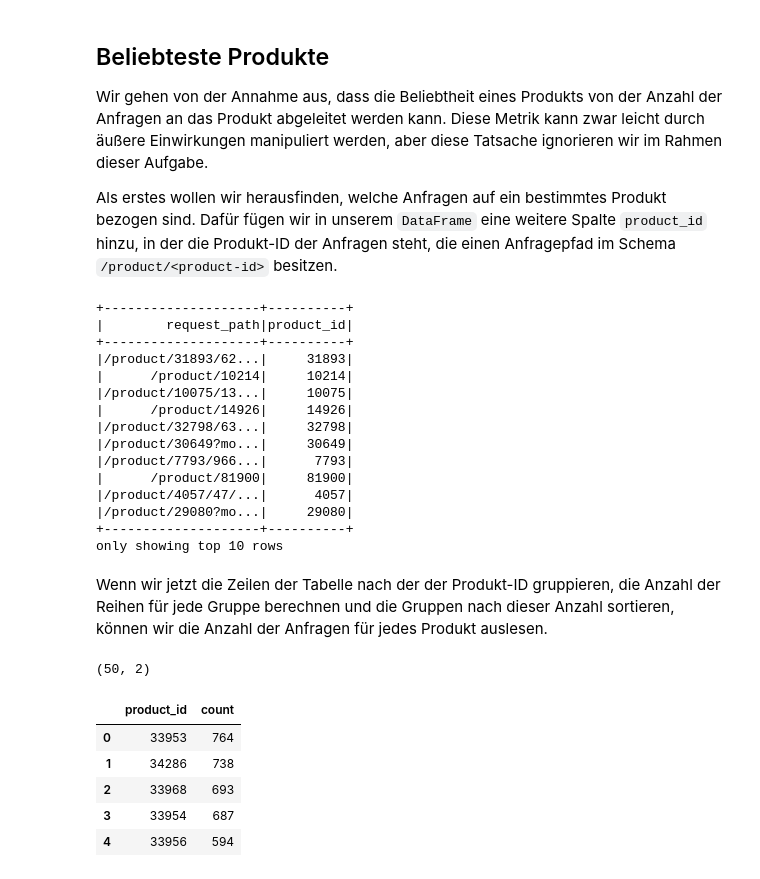
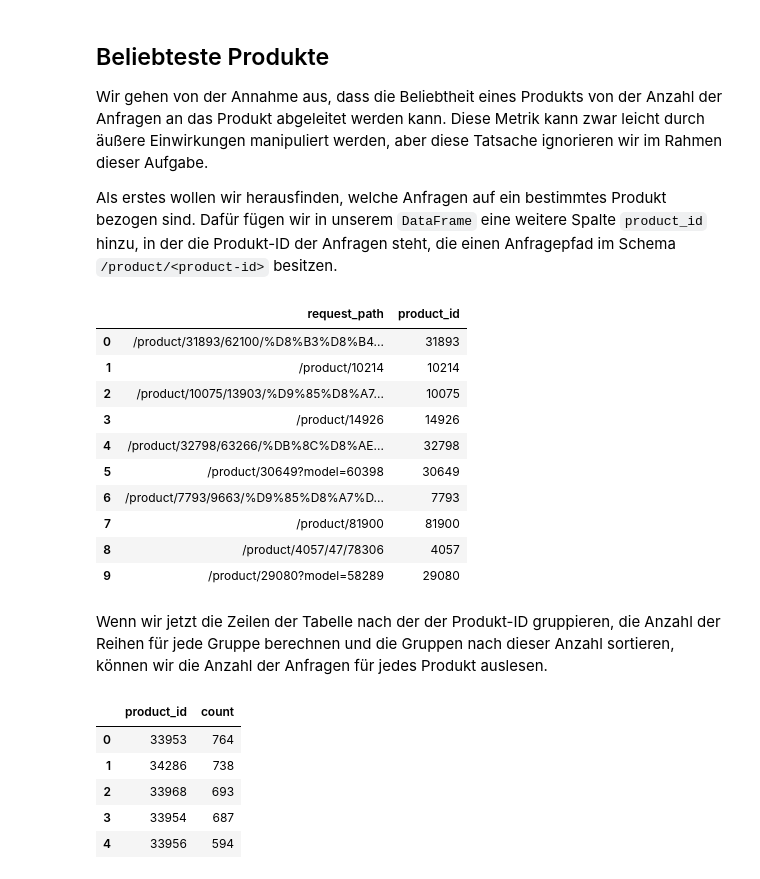
Before and after one commit to Robstei/zugriffsdaten_apache_spark, a Jupyter notebook: index.ipynb, the cells around one changed output. Cells and saved outputs as stored; diff of their text form; code cells hidden in the pictures.

```diff
--- a/index.ipynb
+++ b/index.ipynb
@@ -170,23 +158,19 @@ Als erstes wollen wir herausfinden, welche Anfragen auf ein bestimmtes Produkt b
 # %%
 df = df.withColumn("product_id", regexp_extract("request_path", r'^/product/(\d+)', 1))
 # %%
-df.select("request_path", "product_id").filter(df.product_id != "").show(10)
+df.select("request_path", "product_id").filter(df.product_id != "").limit(10).toPandas()
 # %% [output]
-+--------------------+----------+
-|        request_path|product_id|
-+--------------------+----------+
-|/product/31893/62...|     31893|
-|      /product/10214|     10214|
-|/product/10075/13...|     10075|
-|      /product/14926|     14926|
-|/product/32798/63...|     32798|
-|/product/30649?mo...|     30649|
-|/product/7793/966...|      7793|
-|      /product/81900|     81900|
-|/product/4057/47/...|      4057|
-|/product/29080?mo...|     29080|
-+--------------------+----------+
-only showing top 10 rows
+|  | request_path | product_id |
+| 0 | /product/31893/62100/%D8%B3%D8%B4... | 31893 |
+| 1 | /product/10214 | 10214 |
+| 2 | /product/10075/13903/%D9%85%D8%A7... | 10075 |
+| 3 | /product/14926 | 14926 |
+| 4 | /product/32798/63266/%DB%8C%D8%AE... | 32798 |
+| 5 | /product/30649?model=60398 | 30649 |
+| 6 | /product/7793/9663/%D9%85%D8%A7%D... | 7793 |
+| 7 | /product/81900 | 81900 |
+| 8 | /product/4057/47/78306 | 4057 |
+| 9 | /product/29080?model=58289 | 29080 |
 # %% [markdown]
 Wenn wir jetzt die Zeilen der Tabelle nach der der Produkt-ID gruppieren, die Anzahl der Reihen für jede Gruppe berechnen und die Gruppen nach dieser Anzahl sortieren, können wir die Anzahl der Anfragen für jedes Produkt auslesen.
 # %%
@@ -194,7 +181,3 @@ product_group_df = df.filter(df.product_id != "").groupBy("product_id").count().
-# %%
-product_group_df.shape
-# %% [output]
-(50, 2)
 # %%
 product_group_df.head()
 # %% [output]
```
Also changed, not shown: parts of 17 cells of this notebook.
